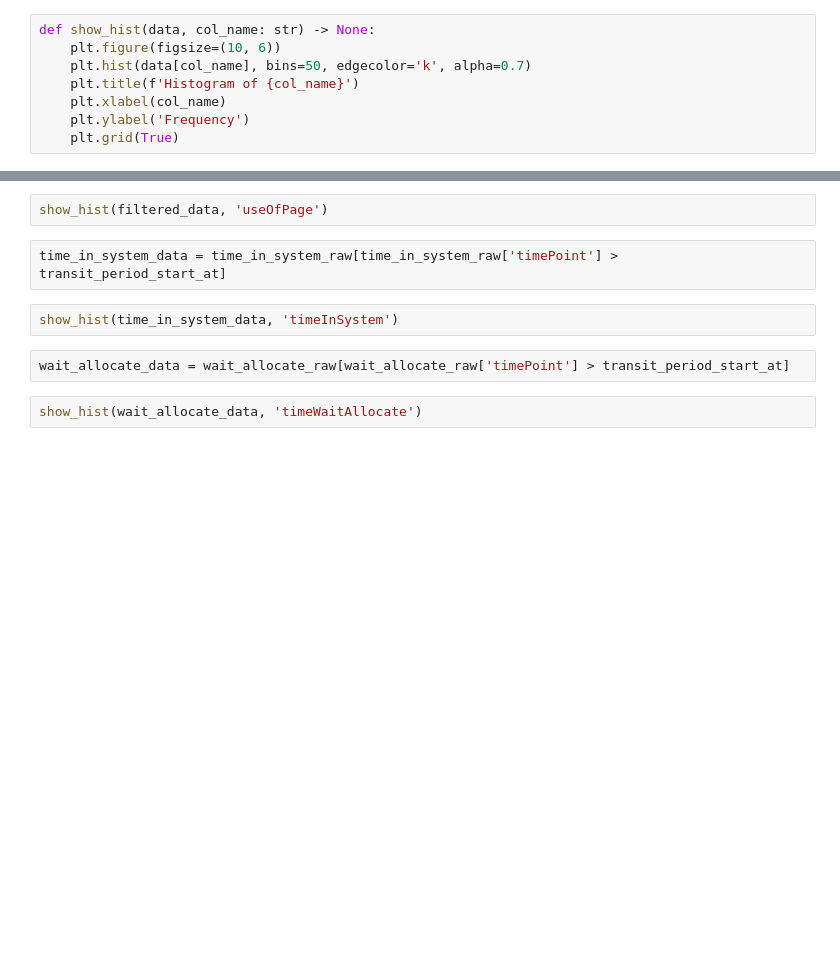
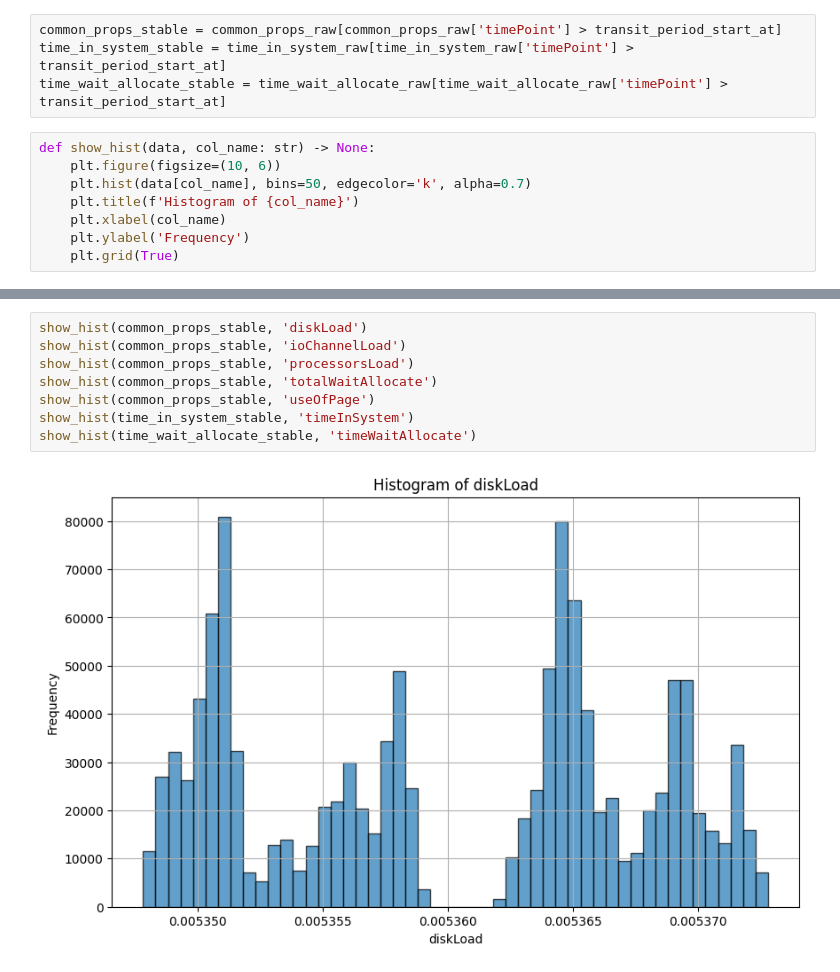
Before and after one commit to SideShowBoBGOT/system_modelling_seventh_semester, a Jupyter notebook: course_work/main.ipynb, the cells around one changed output, grey strips where cells are left out. Saved outputs shown, nothing was run; the diff lists cells and outputs as text; blank space fills up the shorter version.

Commit message:
added transitive period, hists of outputs

```diff
--- a/course_work/main.ipynb
+++ b/course_work/main.ipynb
@@ -202,3 +217,7 @@ filtered_data = data[data['timePoint'] > transit_period_start_at]
+# %%
+common_props_stable = common_props_raw[common_props_raw['timePoint'] > transit_period_start_at]
+time_in_system_stable = time_in_system_raw[time_in_system_raw['timePoint'] > transit_period_start_at]
+time_wait_allocate_stable = time_wait_allocate_raw[time_wait_allocate_raw['timePoint'] > transit_period_start_at]
 # %%
 def show_hist(data, col_name: str) -> None:
     plt.figure(figsize=(10, 6))
@@ -218,10 +229,10 @@ show_hist(filtered_data, 'totalWaitAllocate')
-# %%
-show_hist(filtered_data, 'useOfPage')
-# %%
-time_in_system_data = time_in_system_raw[time_in_system_raw['timePoint'] > transit_period_start_at]
-# %%
-show_hist(time_in_system_data, 'timeInSystem')
-# %%
-wait_allocate_data = wait_allocate_raw[wait_allocate_raw['timePoint'] > transit_period_start_at]
-# %%
-show_hist(wait_allocate_data, 'timeWaitAllocate')
+# %%
+show_hist(common_props_stable, 'diskLoad')
+show_hist(common_props_stable, 'ioChannelLoad')
+show_hist(common_props_stable, 'processorsLoad')
+show_hist(common_props_stable, 'totalWaitAllocate')
+show_hist(common_props_stable, 'useOfPage')
+show_hist(time_in_system_stable, 'timeInSystem')
+show_hist(time_wait_allocate_stable, 'timeWaitAllocate')
+# %% [output]
+[figure, added]
```
Also changed, not shown: parts of 17 cells of this notebook.
